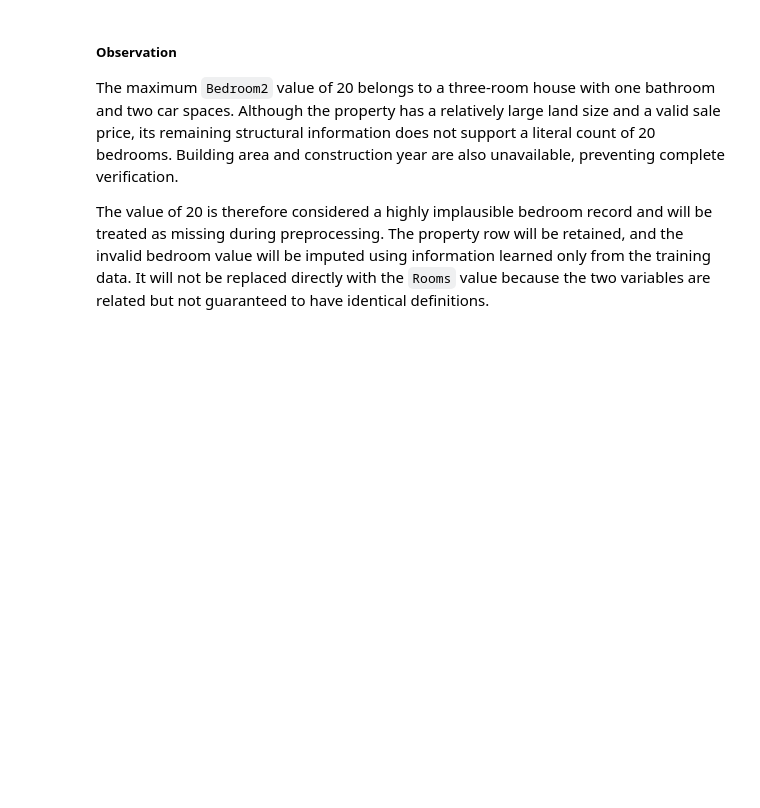
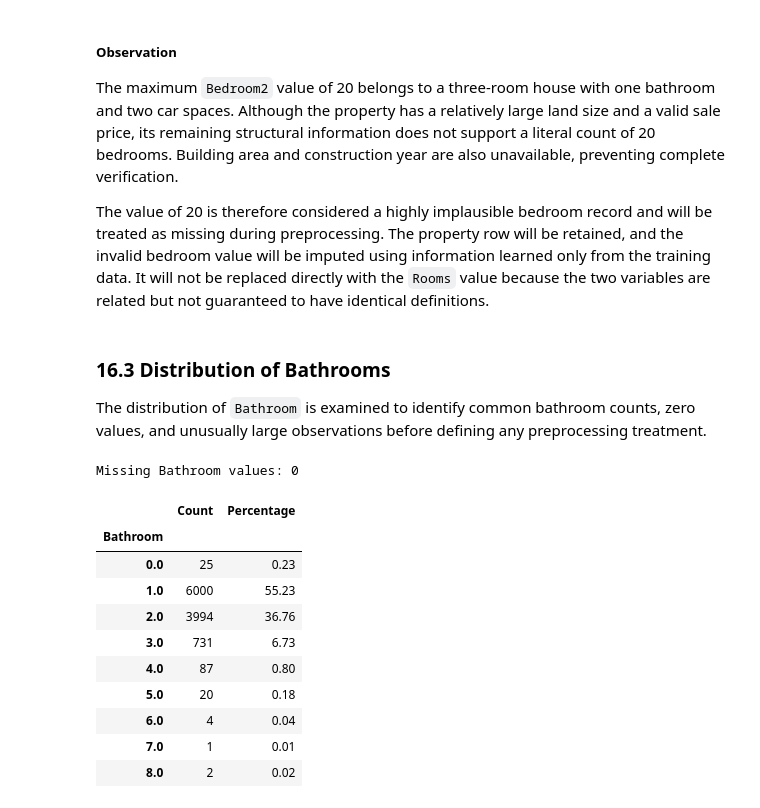
Before and after one commit to WaqasGurmani/house-price-linear-models, a Jupyter notebook: notebooks/02_eda_and_data_quality.ipynb, the cells around one changed output. Saved outputs shown, nothing was run; the diff lists cells and outputs as text; code cells hidden in the pictures; blank space fills up the shorter version.

```diff
--- a/notebooks/02_eda_and_data_quality.ipynb
+++ b/notebooks/02_eda_and_data_quality.ipynb
@@ -819,3 +819,40 @@ Maximum Bedroom2: 20.0
 The maximum `Bedroom2` value of 20 belongs to a three-room house with one bathroom and two car spaces. Although the property has a relatively large land size and a valid sale price, its remaining structural information does not support a literal count of 20 bedrooms. Building area and construction year are also unavailable, preventing complete verification.
 
 The value of 20 is therefore considered a highly implausible bedroom record and will be treated as missing during preprocessing. The property row will be retained, and the invalid bedroom value will be imputed using information learned only from the training data. It will not be replaced directly with the `Rooms` value because the two variables are related but not guaranteed to have identical definitions.
+# %% [markdown]
+### 16.3 Distribution of Bathrooms
+
+The distribution of `Bathroom` is examined to identify common bathroom counts, zero values, and unusually large observations before defining any preprocessing treatment.
+# %%
+bathroom_summary = (
+    train_df["Bathroom"]
+    .value_counts()
+    .sort_index()
+    .to_frame("Count")
+)
+
+bathroom_summary["Percentage"] = (
+    bathroom_summary["Count"]
+    / train_df["Bathroom"].notna().sum()
+    * 100
+).round(2)
+
+print(
+    "Missing Bathroom values:",
+    train_df["Bathroom"].isna().sum()
+)
+
+bathroom_summary
+# %% [output]
+Missing Bathroom values: 0
+|  | Count | Percentage |
+| Bathroom |  |  |
+| 0.0 | 25 | 0.23 |
+| 1.0 | 6000 | 55.23 |
+| 2.0 | 3994 | 36.76 |
+| 3.0 | 731 | 6.73 |
+| 4.0 | 87 | 0.80 |
+| 5.0 | 20 | 0.18 |
+| 6.0 | 4 | 0.04 |
+| 7.0 | 1 | 0.01 |
+| 8.0 | 2 | 0.02 |
```
Also changed, not shown: parts of 16 cells of this notebook.
